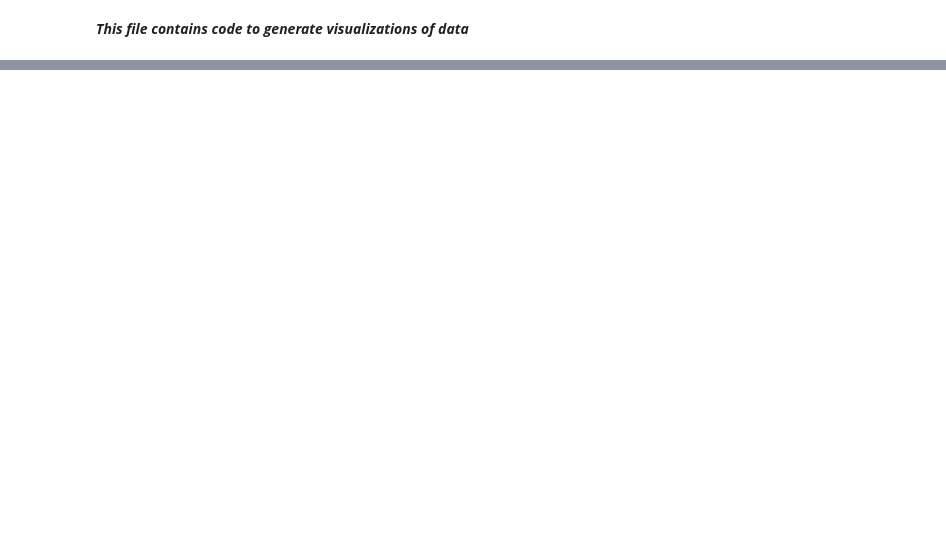
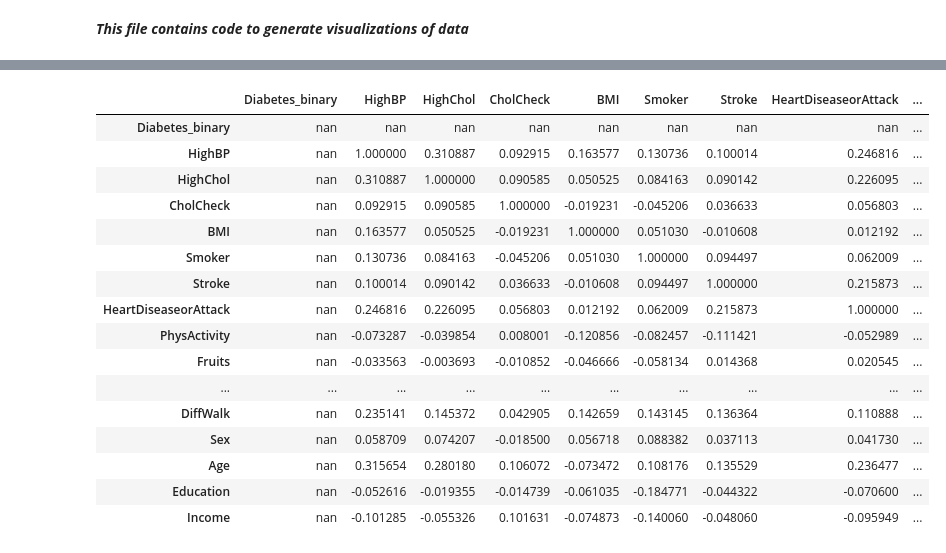
Before and after one commit to sean-dev224/machineLearningFinalProject, a Jupyter notebook: data_visualization.ipynb, the cells around one changed output, grey strips where cells are left out. Drawn from its saved outputs; the diff is of its cells as text; code cells hidden in the pictures; blank space fills up the shorter version.

```diff
--- a/data_visualization.ipynb
+++ b/data_visualization.ipynb
@@ -28,0 +30,22 @@ seaborn.pairplot(health_data, hue="disease_risk")
+# %%
+corr_matrix = health_data.corr(numeric_only=True)
+
+display(corr_matrix.style.background_gradient())
+# %% [output]
+|  | Diabetes_binary | HighBP | HighChol | CholCheck | BMI | Smoker | Stroke | HeartDiseaseorAttack | ... |
+| Diabetes_binary | nan | nan | nan | nan | nan | nan | nan | nan | ... |
+| HighBP | nan | 1.000000 | 0.310887 | 0.092915 | 0.163577 | 0.130736 | 0.100014 | 0.246816 | ... |
+| HighChol | nan | 0.310887 | 1.000000 | 0.090585 | 0.050525 | 0.084163 | 0.090142 | 0.226095 | ... |
+| CholCheck | nan | 0.092915 | 0.090585 | 1.000000 | -0.019231 | -0.045206 | 0.036633 | 0.056803 | ... |
+| BMI | nan | 0.163577 | 0.050525 | -0.019231 | 1.000000 | 0.051030 | -0.010608 | 0.012192 | ... |
+| Smoker | nan | 0.130736 | 0.084163 | -0.045206 | 0.051030 | 1.000000 | 0.094497 | 0.062009 | ... |
+| Stroke | nan | 0.100014 | 0.090142 | 0.036633 | -0.010608 | 0.094497 | 1.000000 | 0.215873 | ... |
+| HeartDiseaseorAttack | nan | 0.246816 | 0.226095 | 0.056803 | 0.012192 | 0.062009 | 0.215873 | 1.000000 | ... |
+| PhysActivity | nan | -0.073287 | -0.039854 | 0.008001 | -0.120856 | -0.082457 | -0.111421 | -0.052989 | ... |
+| Fruits | nan | -0.033563 | -0.003693 | -0.010852 | -0.046666 | -0.058134 | 0.014368 | 0.020545 | ... |
+| ... | ... | ... | ... | ... | ... | ... | ... | ... | ... |
+| DiffWalk | nan | 0.235141 | 0.145372 | 0.042905 | 0.142659 | 0.143145 | 0.136364 | 0.110888 | ... |
+| Sex | nan | 0.058709 | 0.074207 | -0.018500 | 0.056718 | 0.088382 | 0.037113 | 0.041730 | ... |
+| Age | nan | 0.315654 | 0.280180 | 0.106072 | -0.073472 | 0.108176 | 0.135529 | 0.236477 | ... |
+| Education | nan | -0.052616 | -0.019355 | -0.014739 | -0.061035 | -0.184771 | -0.044322 | -0.070600 | ... |
+| Income | nan | -0.101285 | -0.055326 | 0.101631 | -0.074873 | -0.140060 | -0.048060 | -0.095949 | ... |
```
Also changed, not shown: parts of 3 cells of this notebook, 7 other files.
